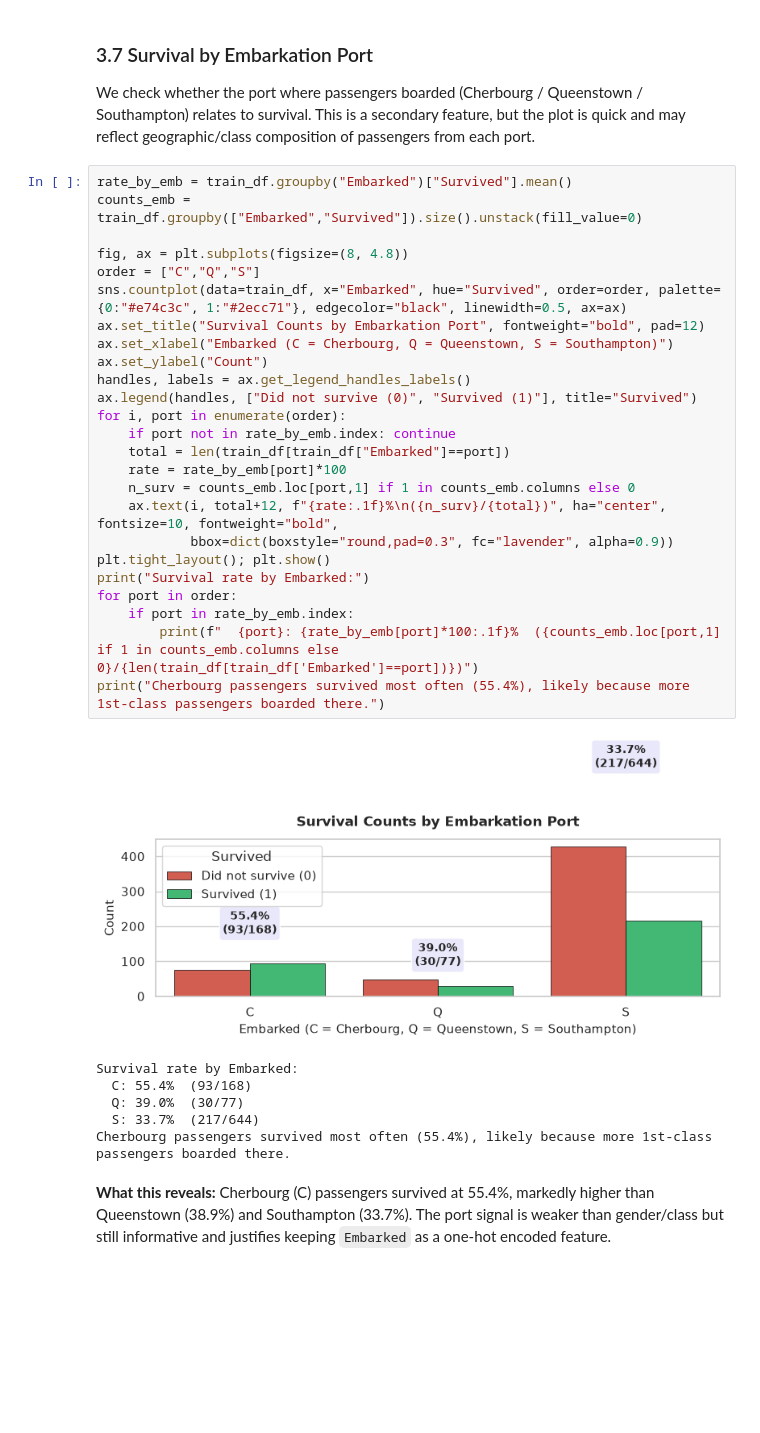
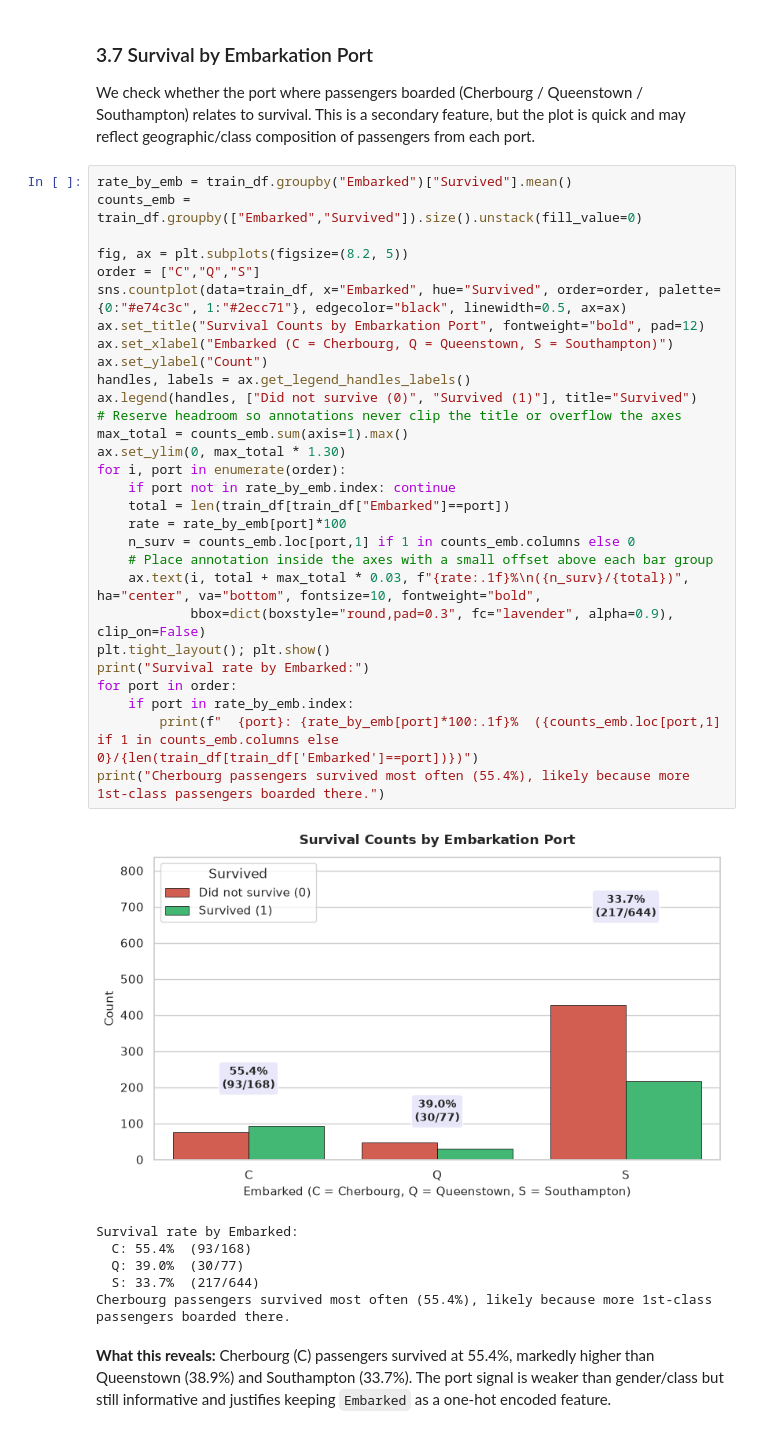
Before and after one commit to Muhammed-Fathi/ML-Course-Assignments, a Jupyter notebook: assignments/assignment_03/notebooks/02_titanic_survival_classification.ipynb, the cells around one changed output. Drawn from its saved outputs; the diff is of its cells as text; blank space fills up the shorter version.

```diff
--- a/assignments/assignment_03/notebooks/02_titanic_survival_classification.ipynb
+++ b/assignments/assignment_03/notebooks/02_titanic_survival_classification.ipynb
@@ -677,30 +679,34 @@ We check whether the port where passengers boarded (Cherbourg / Queenstown / Sou
 # %%
 rate_by_emb = train_df.groupby("Embarked")["Survived"].mean()
 counts_emb = train_df.groupby(["Embarked","Survived"]).size().unstack(fill_value=0)
 
-fig, ax = plt.subplots(figsize=(8, 4.8))
+fig, ax = plt.subplots(figsize=(8.2, 5))
 order = ["C","Q","S"]
 sns.countplot(data=train_df, x="Embarked", hue="Survived", order=order, palette={0:"#e74c3c", 1:"#2ecc71"}, edgecolor="black", linewidth=0.5, ax=ax)
 ax.set_title("Survival Counts by Embarkation Port", fontweight="bold", pad=12)
 ax.set_xlabel("Embarked (C = Cherbourg, Q = Queenstown, S = Southampton)")
 ax.set_ylabel("Count")
 handles, labels = ax.get_legend_handles_labels()
 ax.legend(handles, ["Did not survive (0)", "Survived (1)"], title="Survived")
+# Reserve headroom so annotations never clip the title or overflow the axes
+max_total = counts_emb.sum(axis=1).max()
+ax.set_ylim(0, max_total * 1.30)
 for i, port in enumerate(order):
     if port not in rate_by_emb.index: continue
     total = len(train_df[train_df["Embarked"]==port])
     rate = rate_by_emb[port]*100
     n_surv = counts_emb.loc[port,1] if 1 in counts_emb.columns else 0
-    ax.text(i, total+12, f"{rate:.1f}%\n({n_surv}/{total})", ha="center", fontsize=10, fontweight="bold",
-            bbox=dict(boxstyle="round,pad=0.3", fc="lavender", alpha=0.9))
+    # Place annotation inside the axes with a small offset above each bar group
+    ax.text(i, total + max_total * 0.03, f"{rate:.1f}%\n({n_surv}/{total})", ha="center", va="bottom", fontsize=10, fontweight="bold",
+            bbox=dict(boxstyle="round,pad=0.3", fc="lavender", alpha=0.9), clip_on=False)
 plt.tight_layout(); plt.show()
 print("Survival rate by Embarked:")
 for port in order:
     if port in rate_by_emb.index:
         print(f"  {port}: {rate_by_emb[port]*100:.1f}%  ({counts_emb.loc[port,1] if 1 in counts_emb.columns else 0}/{len(train_df[train_df['Embarked']==port])})")
 print("Cherbourg passengers survived most often (55.4%), likely because more 1st-class passengers boarded there.")
 # %% [output]
-[figure, old version]
+[figure, new version]
 Survival rate by Embarked:
   C: 55.4%  (93/168)
   Q: 39.0%  (30/77)
```
Also changed, not shown: parts of 6 cells of this notebook.
